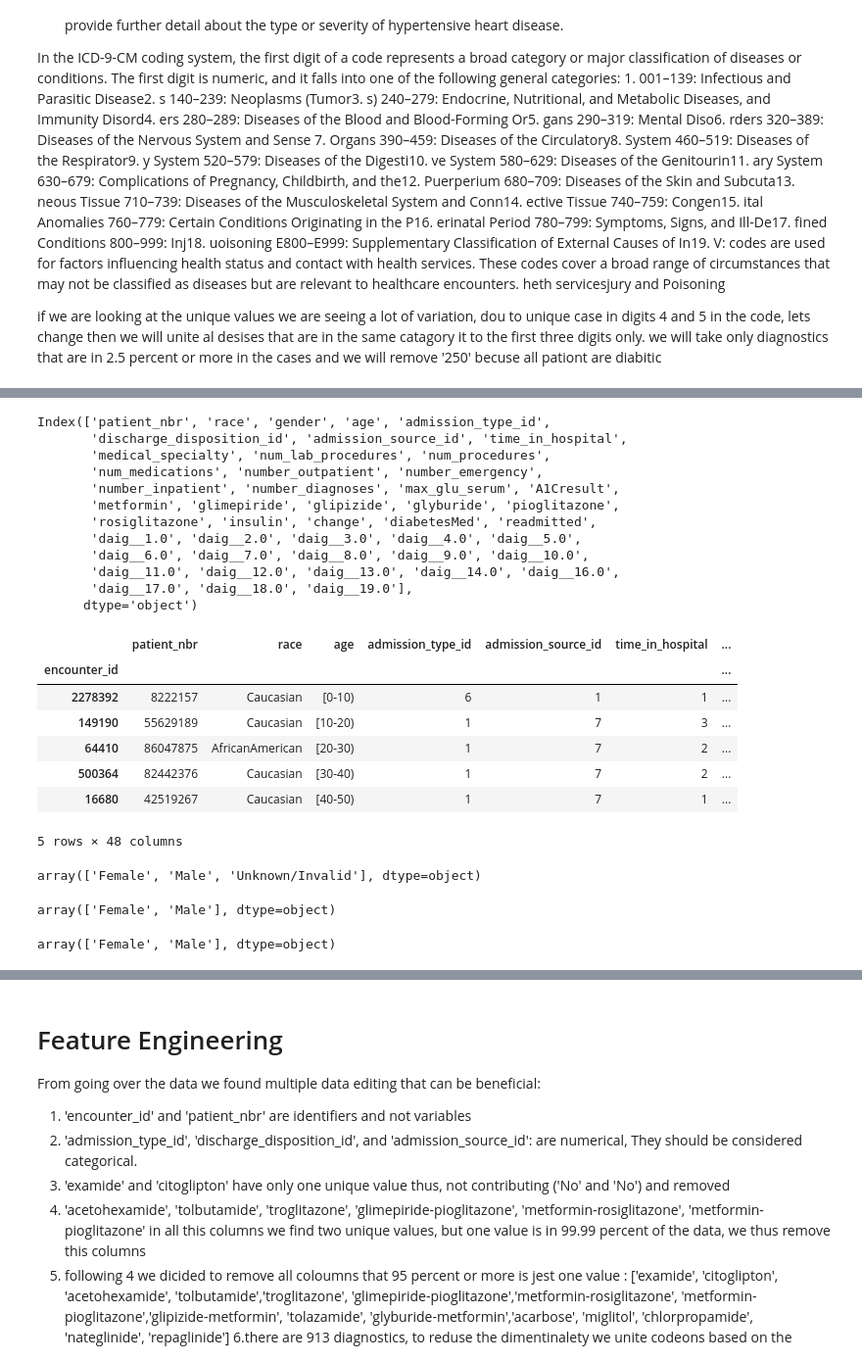
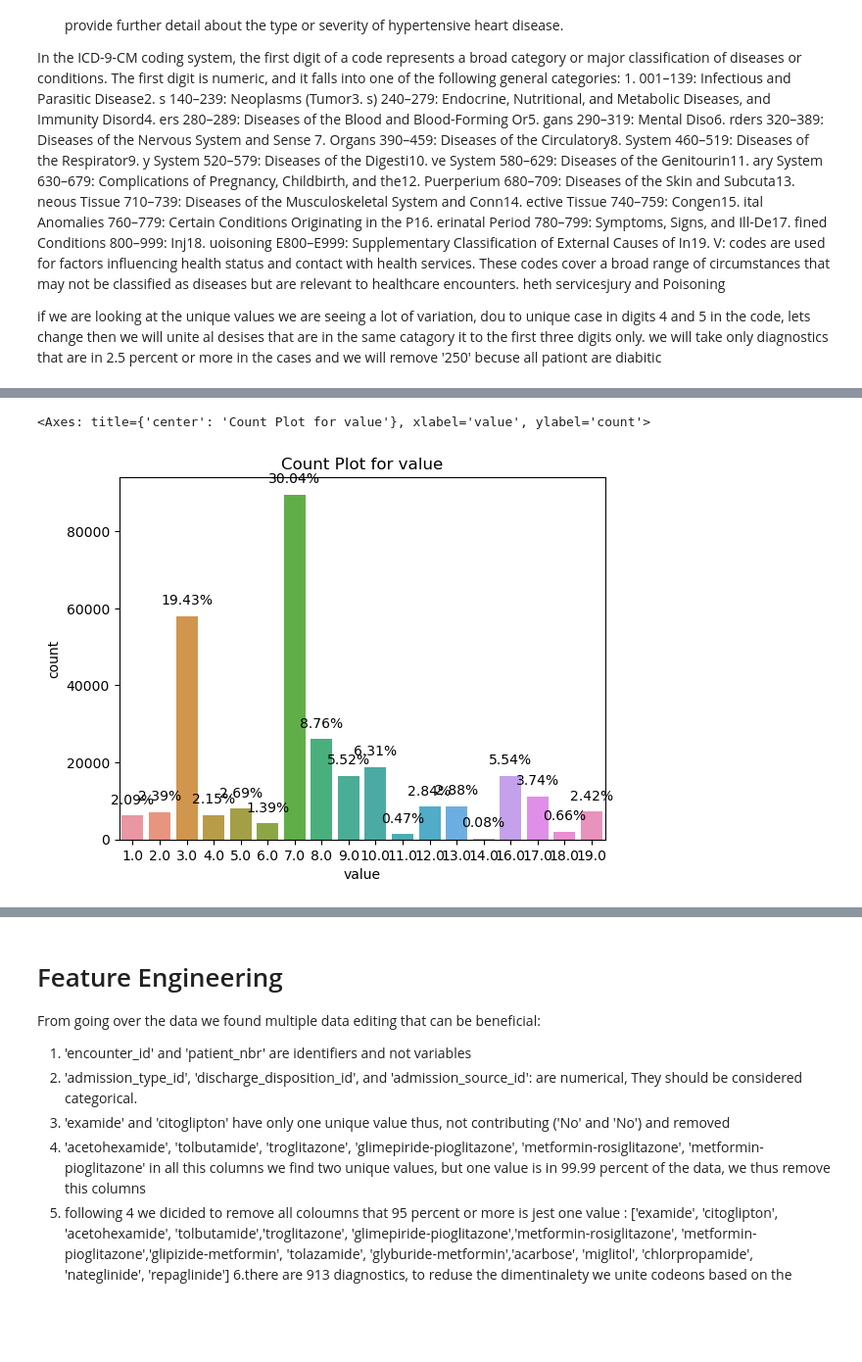
Before and after one commit to davidunga/ml-2024, a Jupyter notebook: Project.ipynb, the cells around one changed output, grey strips where cells are left out. Shown at 98% size. Saved outputs shown, nothing was run; the diff lists cells and outputs as text; code cells hidden in the pictures; blank space fills up the shorter version.

```diff
--- a/Project.ipynb
+++ b/Project.ipynb
@@ -290,5 +367,12 @@ df[column].nunique()
+# %%
+# lets look on all the categirical coloumns and see how many unique values they have and waht is the percent
+df_categorical = df.drop(columns=numerical_columns)
+df_categorical.drop(columns=['patient_nbr'], inplace=True)
+
+# at the end we will turn it to categorical
+# df_categorical = df_categorical.astype('category')
 # %%
-column_unique_counts = pd.DataFrame(df.nunique().sort_values(), columns=['unique']).reset_index()
+column_unique_counts = pd.DataFrame(df_categorical.nunique().sort_values(), columns=['unique']).reset_index()
 column_unique_counts.rename(columns={'index': 'column'}, inplace=True)
 
 def fraction_of_unique_values(column):
@@ -305,5 +389,5 @@ def fraction_of_unique_values(column):
 # Apply the function to each row
 column_unique_counts[['fraction_of_unique_values', 'counts']] = pd.DataFrame(column_unique_counts['column'].apply(fraction_of_unique_values).apply(pd.Series))
 
-print(column_unique_counts)
+column_unique_counts
 # %% [output]
@@ -387 +428,4 @@ array(['examide', 'citoglipton', 'acetohexamide', 'tolbutamide',
+# %%
+# removing all the columns that have less than 95 percent
+df_categorical.drop(columns=coloumns_to_remove, inplace=True)
 # %%
@@ -463,10 +562,14 @@ then we will unite al desises that are in the same catagory
 we will take only diagnostics that are in 2.5 percent or more in the cases
 and we will remove '250' becuse all pationt are diabitic
 # %%
-# changing diag to categoricl data. each patiant can have more then one option
+# lokking at the diag data we find two probloms
+# 1. high number of fetuers,
+# 2. uneven number of diag between patiants
+# here we unite the diag based on the ICD-9-CM coding system into groups
+# *each patiant can have more then one option
 
-df_witout_bed_columns.reset_index(inplace=True)
-daig = df_witout_bed_columns.melt(id_vars='encounter_id', value_vars=['diag_1','diag_2','diag_3']).drop(columns='variable')
+df_categorical.reset_index(inplace=True)
+daig = df_categorical.melt(id_vars='encounter_id', value_vars=['diag_1','diag_2','diag_3']).drop(columns='variable')
 
 diag_dict = {1: range(0,140), 2: range(140, 240), 3: range(240,280), 4: range(280,290), 5:range(290,320),
             6: range(320, 390), 7: range(390,460), 8: range(460, 520), 9: range(520, 580), 10: range(580,630),
@@ -488,14 +591,14 @@ def change_value(value):
             return np.nan
 
 
-diag = df_witout_bed_columns.melt(id_vars='encounter_id', value_vars=['diag_1','diag_2','diag_3']).drop(columns='variable')
+diag = df_categorical.melt(id_vars='encounter_id', value_vars=['diag_1','diag_2','diag_3']).drop(columns='variable')
 
 
 diag.value = daig.apply(lambda row: change_value(row.value), axis=1)
-diag = pd.get_dummies(diag, columns=['value'], prefix='daig_').groupby('encounter_id').sum()
+# diag = pd.get_dummies(diag, columns=['value'], prefix='daig_').groupby('encounter_id').sum()
 
-diag=diag>0
-diag.astype(int).sum(axis=0)/len(diag) *100
+# diag=diag>0
+# diag.astype(int).sum(axis=0)/len(diag) *100
 
-df_with_diag = pd.concat([df_witout_bed_columns.set_index('encounter_id'), diag], axis=1)
-df_with_diag.drop(columns=['diag_1','diag_2','diag_3'], inplace=True)
+# df_with_diag = pd.concat([df_witout_bed_columns.set_index('encounter_id'), diag], axis=1)
+# df_with_diag.drop(columns=['diag_1','diag_2','diag_3'], inplace=True)
@@ -522,38 +605,6 @@ dtype: float64
-# %%
-df_with_diag.keys()
-# %% [output]
-Index(['patient_nbr', 'race', 'gender', 'age', 'admission_type_id',
-       'discharge_disposition_id', 'admission_source_id', 'time_in_hospital',
-       'medical_specialty', 'num_lab_procedures', 'num_procedures',
-       'num_medications', 'number_outpatient', 'number_emergency',
-       'number_inpatient', 'number_diagnoses', 'max_glu_serum', 'A1Cresult',
-       'metformin', 'glimepiride', 'glipizide', 'glyburide', 'pioglitazone',
-       'rosiglitazone', 'insulin', 'change', 'diabetesMed', 'readmitted',
-       'daig__1.0', 'daig__2.0', 'daig__3.0', 'daig__4.0', 'daig__5.0',
-       'daig__6.0', 'daig__7.0', 'daig__8.0', 'daig__9.0', 'daig__10.0',
-       'daig__11.0', 'daig__12.0', 'daig__13.0', 'daig__14.0', 'daig__16.0',
-       'daig__17.0', 'daig__18.0', 'daig__19.0'],
-      dtype='object')
-# %%
-df_with_diag.head()
-# %% [output]
-|  | patient_nbr | race | age | admission_type_id | admission_source_id | time_in_hospital | ... |
-| encounter_id |  |  |  |  |  |  | ... |
-| 2278392 | 8222157 | Caucasian | [0-10) | 6 | 1 | 1 | ... |
-| 149190 | 55629189 | Caucasian | [10-20) | 1 | 7 | 3 | ... |
-| 64410 | 86047875 | AfricanAmerican | [20-30) | 1 | 7 | 2 | ... |
-| 500364 | 82442376 | Caucasian | [30-40) | 1 | 7 | 2 | ... |
-| 16680 | 42519267 | Caucasian | [40-50) | 1 | 7 | 1 | ... |
-5 rows × 48 columns
-# %%
-# remove inknown gender
-pd.unique(df_with_diag.gender)
-df_with_diag = df_with_diag[~ (df_with_diag.gender == 'Unknown/Invalid')]
-pd.unique(df_with_diag.gender)
-# change gender to categorical
-pd.unique(df_with_diag.gender)
-df_with_diag = pd.get_dummies(df_with_diag, columns=['gender'], prefix_sep='_')
-# %% [output]
-array(['Female', 'Male', 'Unknown/Invalid'], dtype=object)
-array(['Female', 'Male'], dtype=object)
-array(['Female', 'Male'], dtype=object)
+# %%
+# new daig by catagorical groups
+plot_categorical_with_percent(diag, 'value')
+# %% [output]
+<Axes: title={'center': 'Count Plot for value'}, xlabel='value', ylabel='count'>
+[figure, added]
```
Also changed, not shown: parts of 73 cells of this notebook.
